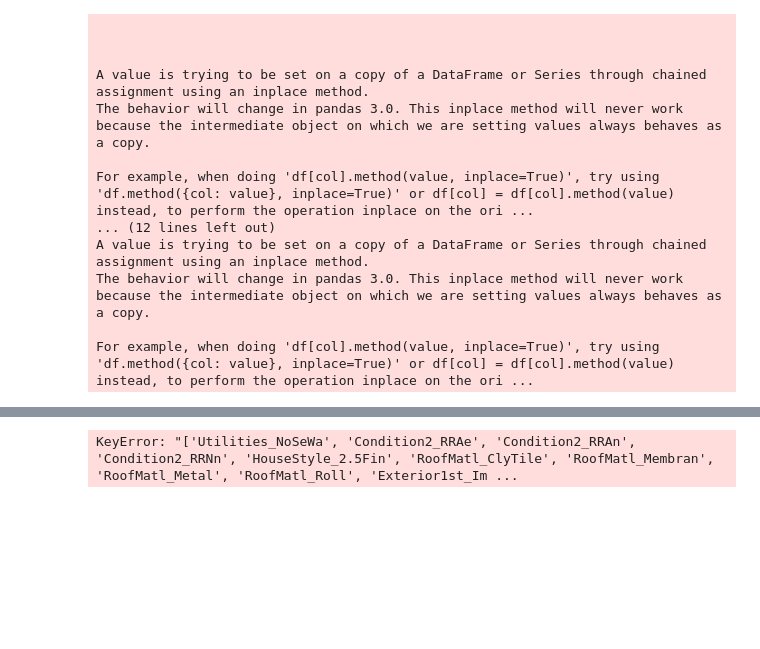
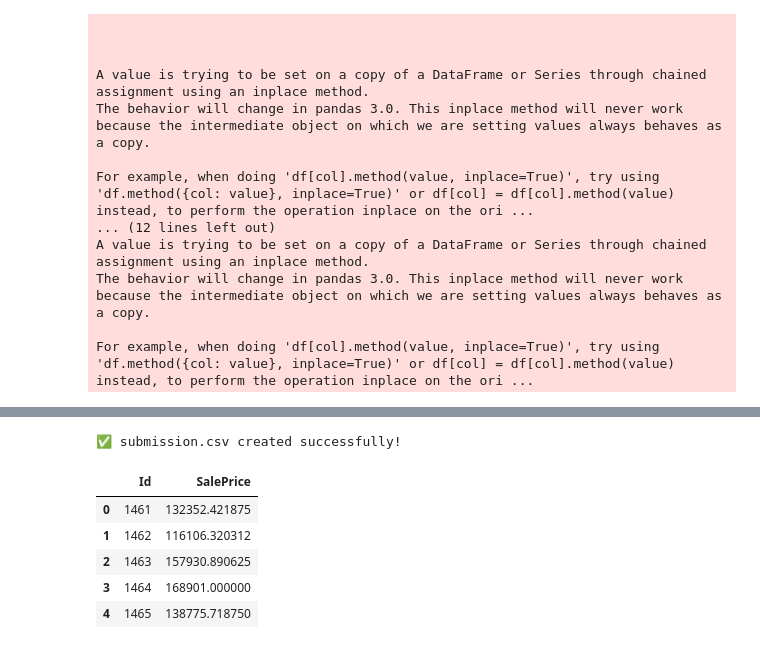
Before and after one commit to Kiranjeet28/Home_price-ML-model, a Jupyter notebook: code.ipynb, the cells around one changed output, grey strips where cells are left out. Cells and saved outputs as stored; diff of their text form; code cells hidden in the pictures; blank space fills up the shorter version.

```diff
--- a/code.ipynb
+++ b/code.ipynb
@@ -172,7 +170,7 @@ For example, when doing 'df[col].method(value, inplace=True)', try using 'df.met
 # %% [markdown]
 input & catogrical cols
 # %%
-def Input_Categorical_Cols(df, remove_cols=None, show_summary=True):
+def Input_Categorical_Cols(df,numerical_cols, remove_cols=None, show_summary=True):
     # handle case if remove_cols not provided
     if remove_cols is None:
         remove_cols = []
@@ -183,14 +181,7 @@ def Input_Categorical_Cols(df, remove_cols=None, show_summary=True):
     input_col = [col for col in df.columns if col != output_col]
 
     # predefined numerical columns
-    numerical_cols = [
-        'LotFrontage', 'LotArea', 'YearBuilt', 'YearRemodAdd', 'MasVnrArea',
-        'BsmtFinSF1', 'BsmtFinSF2', 'BsmtUnfSF', 'TotalBsmtSF', '1stFlrSF',
-        '2ndFlrSF', 'LowQualFinSF', 'GrLivArea', 'BsmtFullBath', 'BsmtHalfBath',
-        'FullBath', 'HalfBath', 'Bedroom', 'Kitchen', 'TotRmsAbvGrd', 'Fireplaces',
-        'GarageYrBlt', 'GarageCars', 'GarageArea', 'WoodDeckSF', 'OpenPorchSF',
-        'EnclosedPorch', '3SsnPorch', 'ScreenPorch', 'PoolArea', 'MiscVal'
-    ]
+
 
     # remove excluded columns from numerical
     numerical_cols = [col for col in numerical_cols if col in df.columns and col not in remove_cols and col != output_col]
@@ -554,7 +559,7 @@ $$Gradient Boosting
 # %%
 !pip install xgboost
 from xgboost import XGBRegressor
-model3 = XGBRegressor(random_state=42, n_jobs=1, objective='reg:squarederror')
+model3 = XGBRegressor(random_state=42, n_jobs=1,learning_rate = 0.8, objective='reg:squarederror' , eval_metric = 'rmse')
 model3.fit(X, Y)
 # %% [output]
 Requirement already satisfied: xgboost in ./.venv/lib/python3.12/site-packages (3.1.1)
@@ -583,7 +588,7 @@ np.float64(2022.9415463626228)
 # %%
 test_df = pd.read_csv(f'{data_dir}/test.csv', nrows=100000)
 # %%
-test_df = test_df.drop(remove_cols, axis=1)
+test_df = test_df.drop(test_remove_cols, axis=1)
 test_df = clean_missing_values(test_df)
 area = most_Val(test_df, 'MasVnrArea')
 area
@@ -619,5 +624,40 @@ test_df_encoded.shape
 # %%
-test_X = test_df_encoded[input_col]
-test_Y = test_df_encoded[output_col]
+test_X = test_df_encoded[test_input_col]
-# %% [output]
-KeyError: "['Utilities_NoSeWa', 'Condition2_RRAe', 'Condition2_RRAn', 'Condition2_RRNn', 'HouseStyle_2.5Fin', 'RoofMatl_ClyTile', 'RoofMatl_Membran', 'RoofMatl_Metal', 'RoofMatl_Roll', 'Exterior1st_Im ...
+# %%
+# Step 1: Import libraries
+import pandas as pd
+import numpy as np
+from sklearn.preprocessing import LabelEncoder
+
+# Step 5: Ensure columns match model3's training data
+# If your model3 was trained on a DataFrame `train_X`
+# Align both to have same features
+try:
+    test_X = test_df.reindex(columns=model3.feature_names_in_, fill_value=0)
+except AttributeError:
+    # In case model3 doesn't have feature_names_in_ attribute
+    test_X = test_df.copy()
+
+# Step 6: Predict SalePrice using model3
+predictions = model3.predict(test_X)
+
+# Step 7: Create submission DataFrame
+submission = pd.DataFrame({
+    "Id": test_df["Id"],   # use Id column from test.csv
+    "SalePrice": predictions
+})
+
+# Step 8: Save to CSV
+submission.to_csv("data/submission.csv", index=False)
+print("✅ submission.csv created successfully!")
+
+# Optional preview
+submission.head()
+# %% [output]
+✅ submission.csv created successfully!
+|  | Id | SalePrice |
+| 0 | 1461 | 132352.421875 |
+| 1 | 1462 | 116106.320312 |
+| 2 | 1463 | 157930.890625 |
+| 3 | 1464 | 168901.000000 |
+| 4 | 1465 | 138775.718750 |
```
Also changed, not shown: parts of 11 cells of this notebook, 1 other file.
